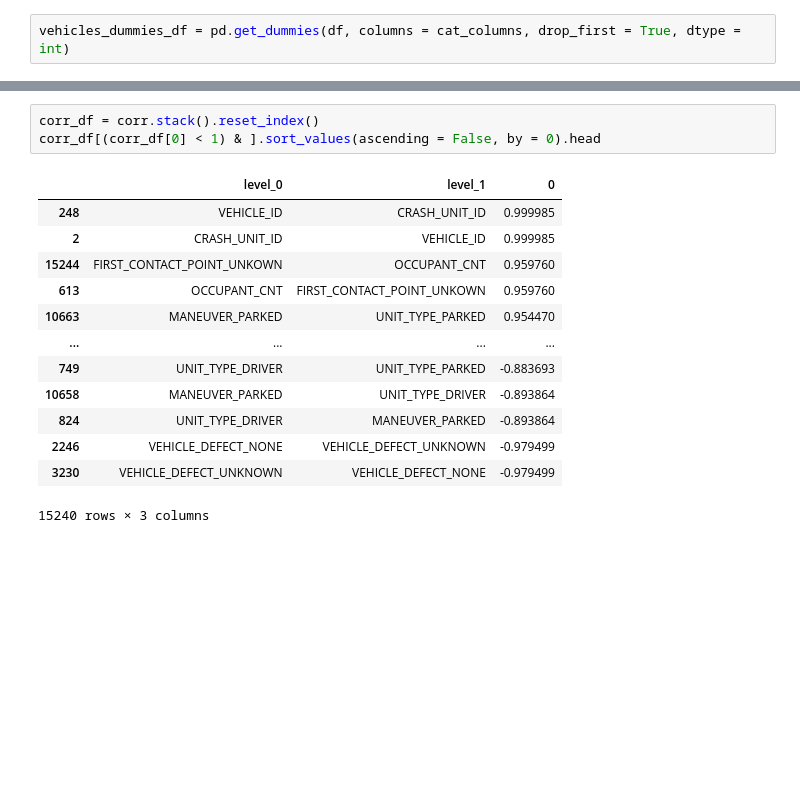
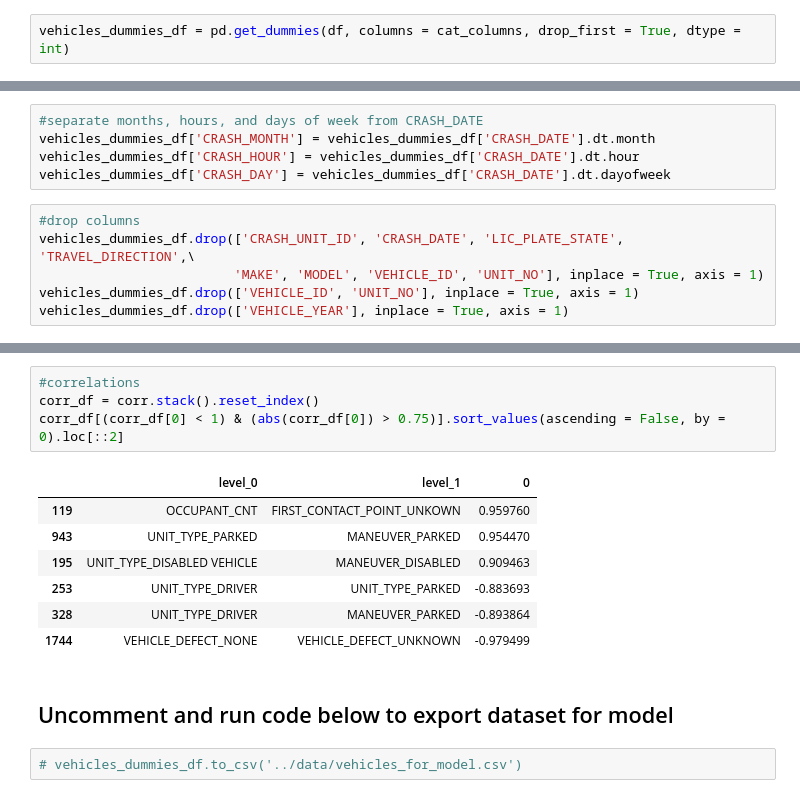
Before and after one commit to nechamab/chicago_car_crashes, a Jupyter notebook: notebooks/vehicles_cleaning.ipynb, the cells around one changed output, grey strips where cells are left out. Cells and saved outputs as stored; diff of their text form; blank space fills up the shorter version.

Commit message:
cleaned crashes_vehicles nb

```diff
--- a/notebooks/vehicles_cleaning.ipynb
+++ b/notebooks/vehicles_cleaning.ipynb
@@ -177,3 +173,14 @@ vehicles_dummies_df.sample(5)
+# %%
+#separate months, hours, and days of week from CRASH_DATE
+vehicles_dummies_df['CRASH_MONTH'] = vehicles_dummies_df['CRASH_DATE'].dt.month
+vehicles_dummies_df['CRASH_HOUR'] = vehicles_dummies_df['CRASH_DATE'].dt.hour
+vehicles_dummies_df['CRASH_DAY'] = vehicles_dummies_df['CRASH_DATE'].dt.dayofweek
+# %%
+#drop columns
+vehicles_dummies_df.drop(['CRASH_UNIT_ID', 'CRASH_DATE', 'LIC_PLATE_STATE', 'TRAVEL_DIRECTION',\
+                         'MAKE', 'MODEL', 'VEHICLE_ID', 'UNIT_NO'], inplace = True, axis = 1)
+vehicles_dummies_df.drop(['VEHICLE_ID', 'UNIT_NO'], inplace = True, axis = 1)
+vehicles_dummies_df.drop(['VEHICLE_YEAR'], inplace = True, axis = 1)
 # %%
 corr = vehicles_dummies_df.corr(numeric_only = True)
 corr
@@ -194,17 +201,16 @@ corr
 # %%
+#correlations
 corr_df = corr.stack().reset_index()
-corr_df[(corr_df[0] < 1) & ].sort_values(ascending = False, by = 0).head
+corr_df[(corr_df[0] < 1) & (abs(corr_df[0]) > 0.75)].sort_values(ascending = False, by = 0).loc[::2]
 # %% [output]
 |  | level_0 | level_1 | 0 |
-| 248 | VEHICLE_ID | CRASH_UNIT_ID | 0.999985 |
-| 2 | CRASH_UNIT_ID | VEHICLE_ID | 0.999985 |
-| 15244 | FIRST_CONTACT_POINT_UNKOWN | OCCUPANT_CNT | 0.959760 |
-| 613 | OCCUPANT_CNT | FIRST_CONTACT_POINT_UNKOWN | 0.959760 |
-| 10663 | MANEUVER_PARKED | UNIT_TYPE_PARKED | 0.954470 |
-| ... | ... | ... | ... |
-| 749 | UNIT_TYPE_DRIVER | UNIT_TYPE_PARKED | -0.883693 |
-| 10658 | MANEUVER_PARKED | UNIT_TYPE_DRIVER | -0.893864 |
-| 824 | UNIT_TYPE_DRIVER | MANEUVER_PARKED | -0.893864 |
-| 2246 | VEHICLE_DEFECT_NONE | VEHICLE_DEFECT_UNKNOWN | -0.979499 |
-| 3230 | VEHICLE_DEFECT_UNKNOWN | VEHICLE_DEFECT_NONE | -0.979499 |
+| 119 | OCCUPANT_CNT | FIRST_CONTACT_POINT_UNKOWN | 0.959760 |
+| 943 | UNIT_TYPE_PARKED | MANEUVER_PARKED | 0.954470 |
+| 195 | UNIT_TYPE_DISABLED VEHICLE | MANEUVER_DISABLED | 0.909463 |
+| 253 | UNIT_TYPE_DRIVER | UNIT_TYPE_PARKED | -0.883693 |
+| 328 | UNIT_TYPE_DRIVER | MANEUVER_PARKED | -0.893864 |
+| 1744 | VEHICLE_DEFECT_NONE | VEHICLE_DEFECT_UNKNOWN | -0.979499 |
-15240 rows × 3 columns
+# %% [markdown]
+## Uncomment and run code below to export dataset for model
+# %%
+# vehicles_dummies_df.to_csv('../data/vehicles_for_model.csv')
```
Also changed, not shown: parts of 5 cells of this notebook, 2 other files.
